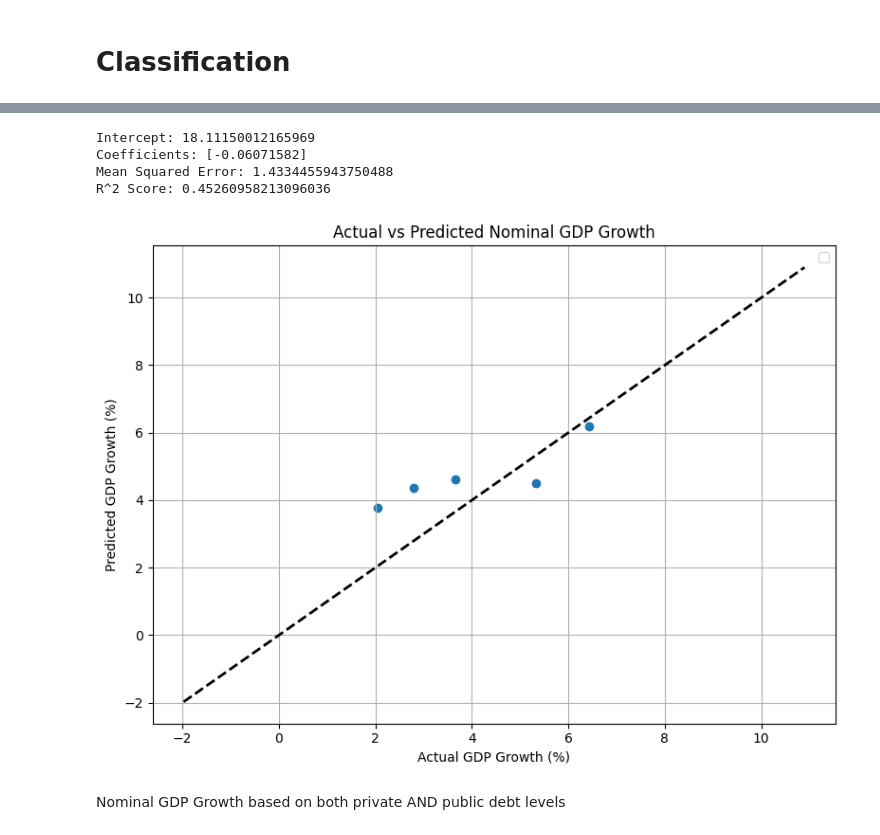
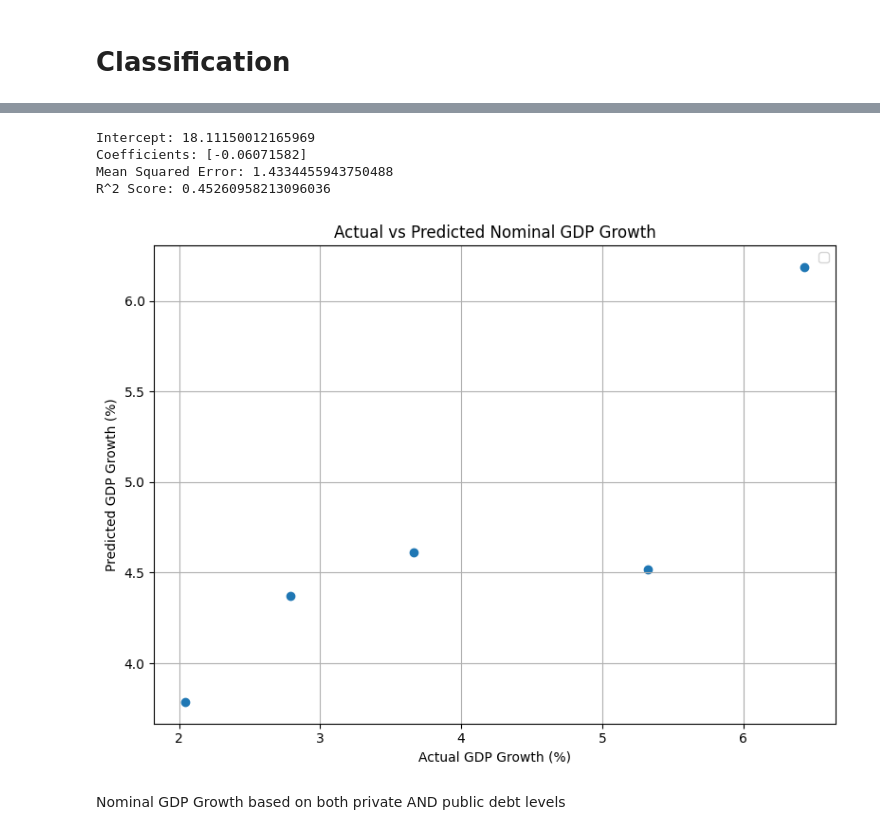
Before and after one commit to aeslha/july_21, a Jupyter notebook: DSRP_Final_Project.ipynb, the cells around one changed output, grey strips where cells are left out. Drawn from its saved outputs; the diff is of its cells as text; code cells hidden in the pictures.

```diff
--- a/DSRP_Final_Project.ipynb
+++ b/DSRP_Final_Project.ipynb
@@ -226,36 +225,35 @@ df.head()
 X = df[['Total Private Debt Of All Instruments']]
 y = df['Nominal GDP Growth']
 
 X_train, X_test, y_train, y_test = train_test_split(X, y, test_size=0.2, random_state=42)
 model = LinearRegression()
 model.fit(X_train, y_train)
 pred = model.predict(X_test)
 
 mse = mean_squared_error(y_test, pred)
 r2 = r2_score(y_test, pred)
 
 print("Intercept:", model.intercept_)
 print("Coefficients:", model.coef_)
 print("Mean Squared Error:", mse)
 print("R^2 Score:", r2)
 
 
 plt.figure(figsize=(8, 6))
 plt.scatter(y_test, pred)
-plt.plot([y.min(), y.max()], [y.min(), y.max()], 'k--', lw=2)  # 45-degree line
 plt.xlabel('Actual GDP Growth (%)')
 plt.ylabel('Predicted GDP Growth (%)')
 plt.title('Actual vs Predicted Nominal GDP Growth')
+plt.legend()
 plt.grid(True)
 plt.tight_layout()
-plt.legend()
 plt.show()
 # %% [output]
 Intercept: 18.11150012165969
 Coefficients: [-0.06071582]
 Mean Squared Error: 1.4334455943750488
 R^2 Score: 0.45260958213096036
-[figure, old version]
+[figure, new version]
 # %%
 #df['Check_Total_Private'] = df['Household Debt Of All Intruments'] + df['Non-Financial Corporations Debt Of All Instruments']
 
```
Also changed, not shown: parts of 7 cells of this notebook.
